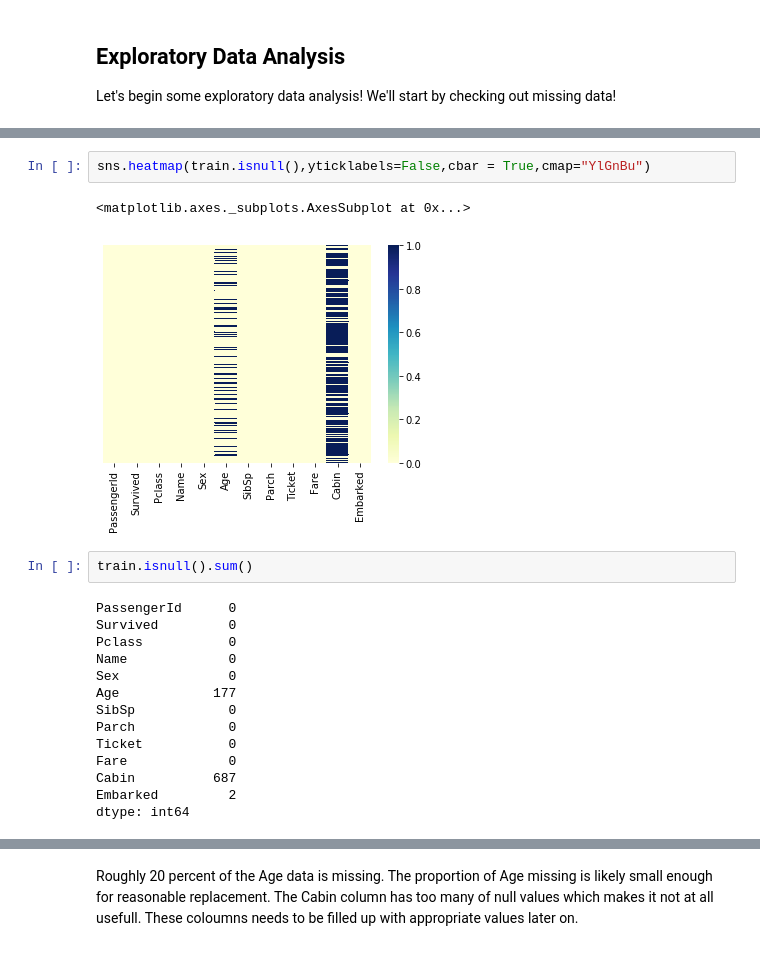
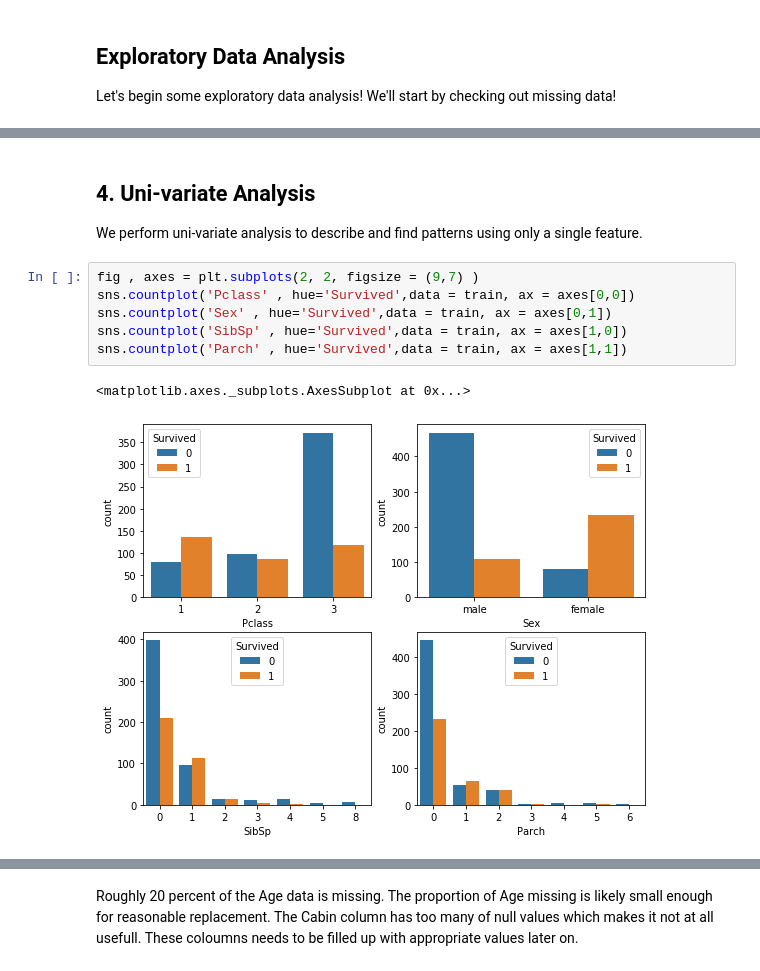
Before and after one commit to swapnil-sh/EDA-on-Titanic-Dataset, a Jupyter notebook: EDA_Titanic_Dataset.ipynb, the cells around one changed output, grey strips where cells are left out. Drawn from its saved outputs; the diff is of its cells as text.

```diff
--- a/EDA_Titanic_Dataset.ipynb
+++ b/EDA_Titanic_Dataset.ipynb
@@ -59,21 +197,13 @@ train.isnull()
-# %%
-sns.heatmap(train.isnull(),yticklabels=False,cbar = True,cmap="YlGnBu")
-# %% [output]
-<matplotlib.axes._subplots.AxesSubplot at 0x...>
-[figure, removed]
-# %%
-train.isnull().sum()
-# %% [output]
-PassengerId      0
-Survived         0
-Pclass           0
-Name             0
-Sex              0
-Age            177
-SibSp            0
-Parch            0
-Ticket           0
-Fare             0
-Cabin          687
-Embarked         2
-dtype: int64
+# %% [markdown]
+## 4.  Uni-variate Analysis
+
+We perform uni-variate analysis to describe and find patterns using only a single feature.
+# %%
+fig , axes = plt.subplots(2, 2, figsize = (9,7) )
+sns.countplot('Pclass' , hue='Survived',data = train, ax = axes[0,0])
+sns.countplot('Sex' , hue='Survived',data = train, ax = axes[0,1])
+sns.countplot('SibSp' , hue='Survived',data = train, ax = axes[1,0])
+sns.countplot('Parch' , hue='Survived',data = train, ax = axes[1,1])
+# %% [output]
+<matplotlib.axes._subplots.AxesSubplot at 0x...>
+[figure, added]
```
Also changed, not shown: parts of 26 cells of this notebook.
